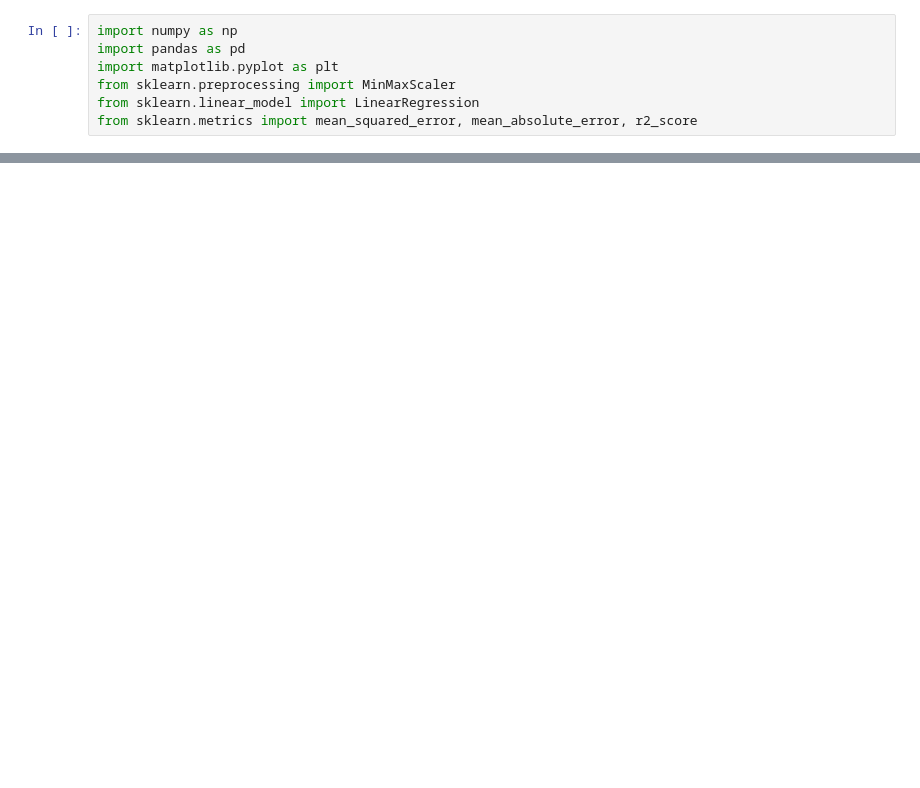
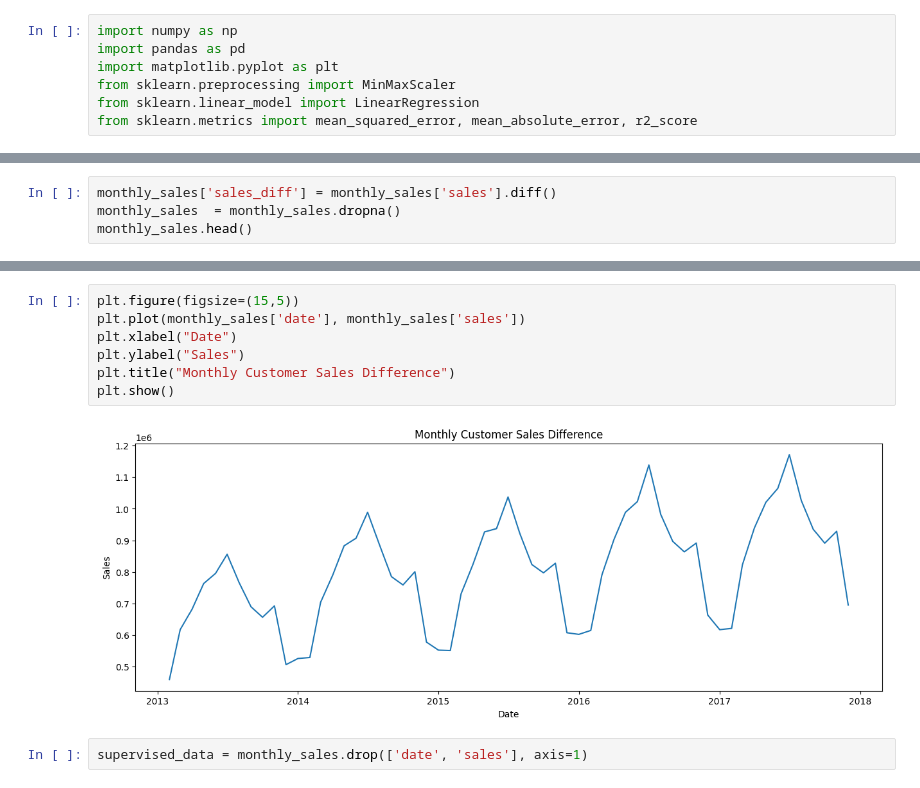
Before and after one commit to SiniyaMC363/Retail_Sales_Forecasting_and_Executive_Dashboard, a Jupyter notebook: notebooks/sales_forcast.ipynb, the cells around one changed output, grey strips where cells are left out. Saved outputs shown, nothing was run; the diff lists cells and outputs as text; blank space fills up the shorter version.

```diff
--- a/notebooks/sales_forcast.ipynb
+++ b/notebooks/sales_forcast.ipynb
@@ -12,0 +84,4 @@ OSError: [Errno 22] Invalid argument: 'D:\\DataScience\retail_sales_forcasting\\
+# %%
+monthly_sales['sales_diff'] = monthly_sales['sales'].diff()
+monthly_sales  = monthly_sales.dropna()
+monthly_sales.head()
@@ -12,0 +95,11 @@ OSError: [Errno 22] Invalid argument: 'D:\\DataScience\retail_sales_forcasting\\
+# %%
+plt.figure(figsize=(15,5))
+plt.plot(monthly_sales['date'], monthly_sales['sales'])
+plt.xlabel("Date")
+plt.ylabel("Sales")
+plt.title("Monthly Customer Sales Difference")
+plt.show()
+# %% [output]
+[figure, added]
+# %%
+supervised_data = monthly_sales.drop(['date', 'sales'], axis=1)
```
Also changed, not shown: parts of 28 cells of this notebook, 5 other files.
